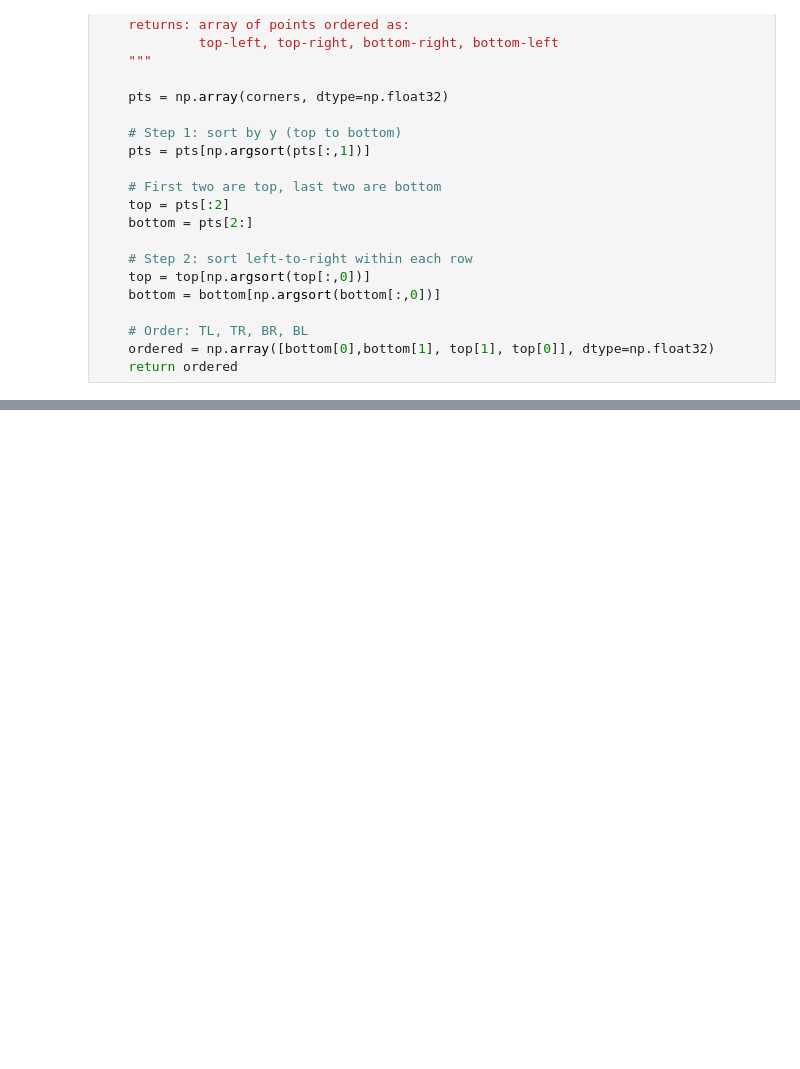
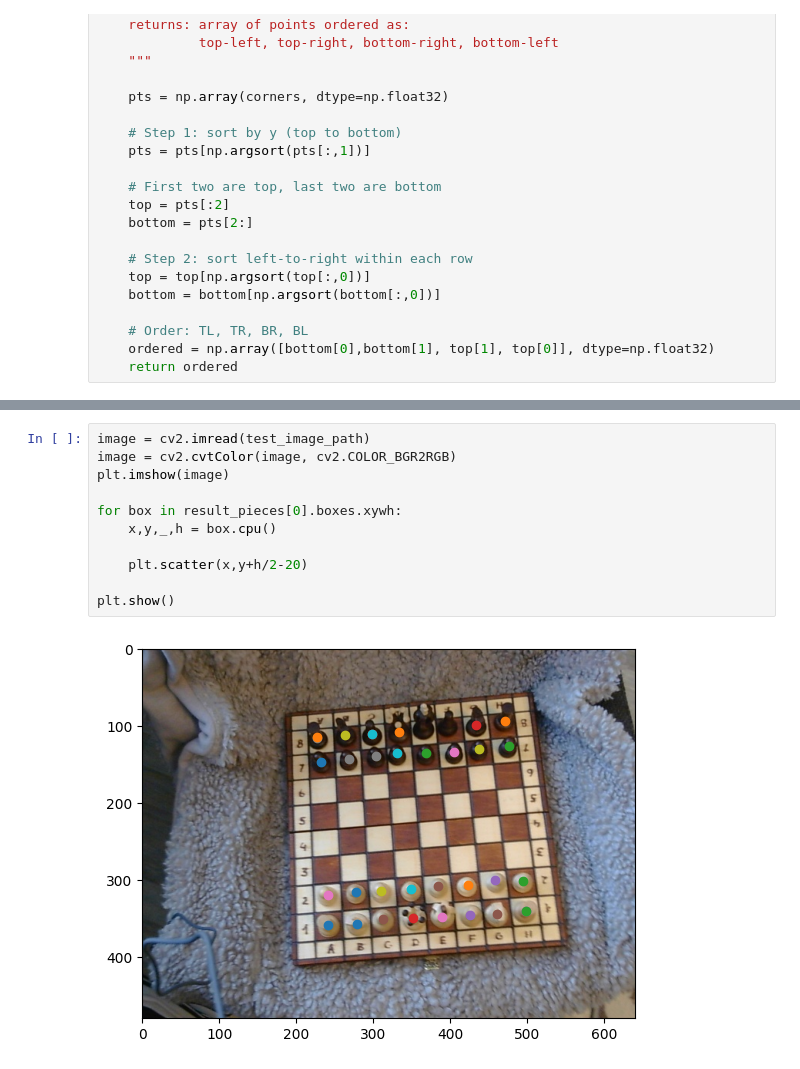
Before and after one commit to petteri9292/Chess, a Jupyter notebook: code/Board_position.ipynb, the cells around one changed output, grey strips where cells are left out. Cells and saved outputs as stored; diff of their text form; blank space fills up the shorter version.

```diff
--- a/code/Board_position.ipynb
+++ b/code/Board_position.ipynb
@@ -280,0 +276,13 @@ plt.show()
+# %%
+image = cv2.imread(test_image_path)
+image = cv2.cvtColor(image, cv2.COLOR_BGR2RGB)
+plt.imshow(image)
+
+for box in result_pieces[0].boxes.xywh:
+    x,y,_,h = box.cpu()
+
+    plt.scatter(x,y+h/2-20)
+
+plt.show()
+# %% [output]
+[figure, added]
```
Also changed, not shown: parts of 11 cells of this notebook.
